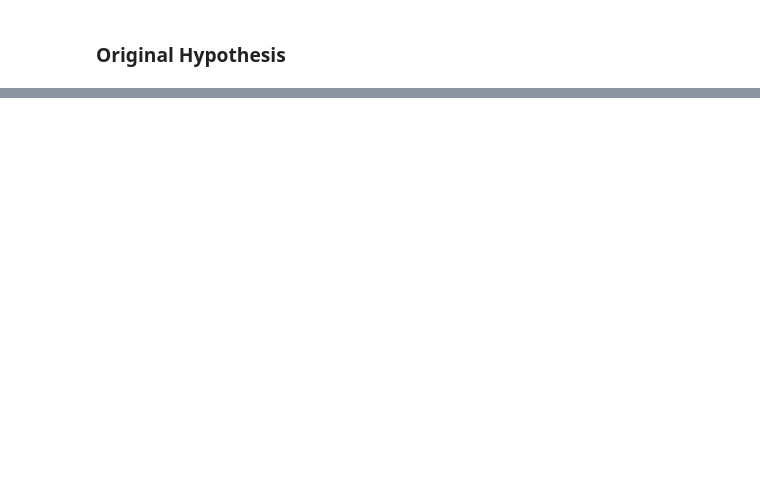
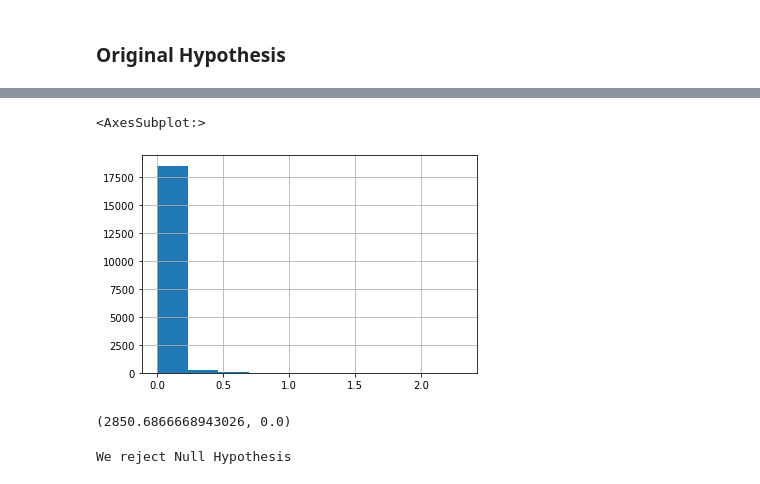
Before and after one commit to joshuamchavez2/Errors-in-Zestimates, a Jupyter notebook: final.ipynb, the cells around one changed output, grey strips where cells are left out. Drawn from its saved outputs; the diff is of its cells as text; code cells hidden in the pictures; blank space fills up the shorter version.

```diff
--- a/final.ipynb
+++ b/final.ipynb
@@ -323,0 +348,18 @@ All observations have no null or empty values.  Ended the prep stage with only 1
+# %%
+la_mean.hist()
+# %% [output]
+<AxesSubplot:>
+[figure, added]
+# %%
+# Using a non parametric test
+f, p = stats.kruskal(orange_mean, ventura_mean, la_mean)
+f, p
+# %% [output]
+(2850.6866668943026, 0.0)
+# %%
+if p < alpha:
+    print("We reject Null Hypothesis")
+else:
+    print("We fail to reject Null Hypothesis")
+# %% [output]
+We reject Null Hypothesis
```
Also changed, not shown: parts of 41 cells of this notebook, 2 other files.
